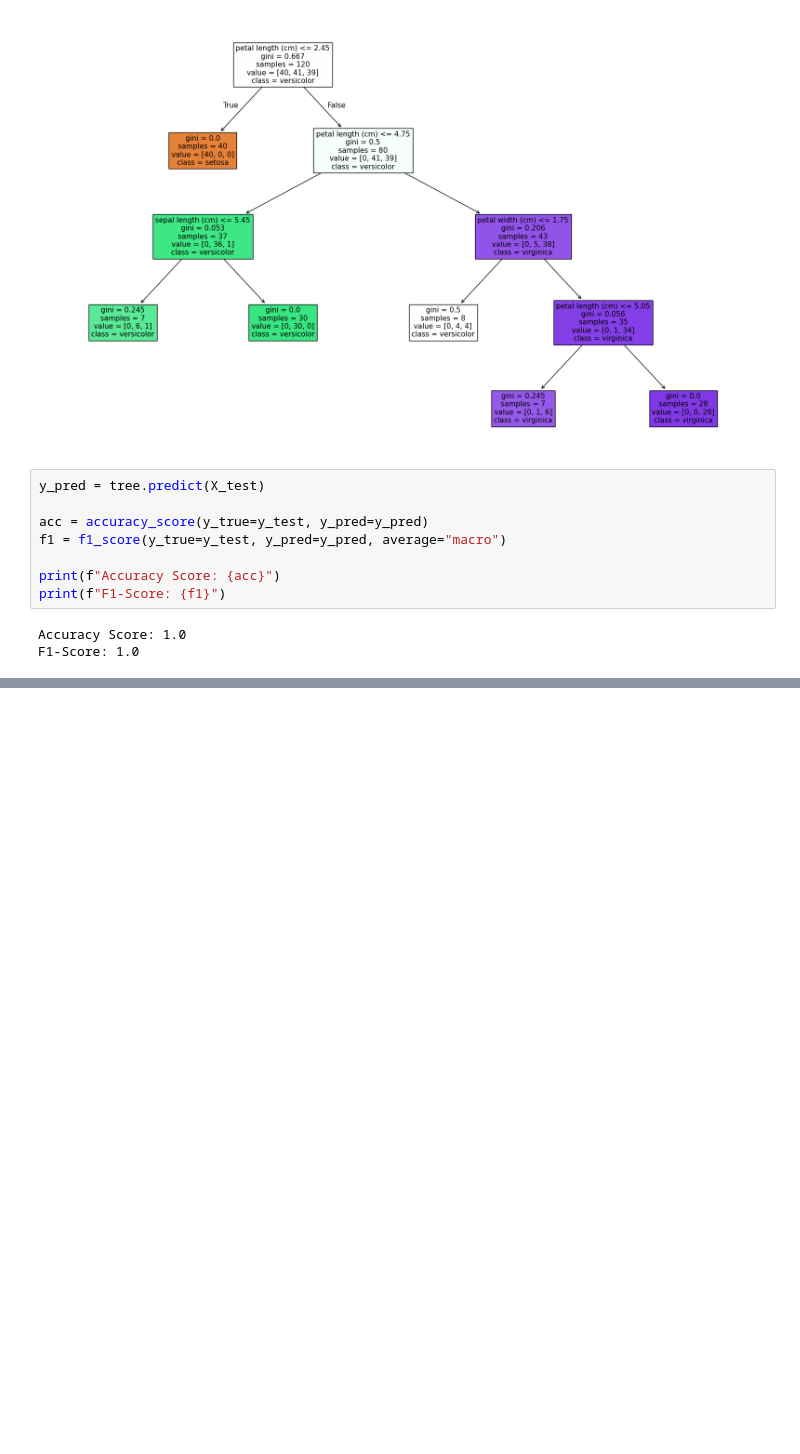
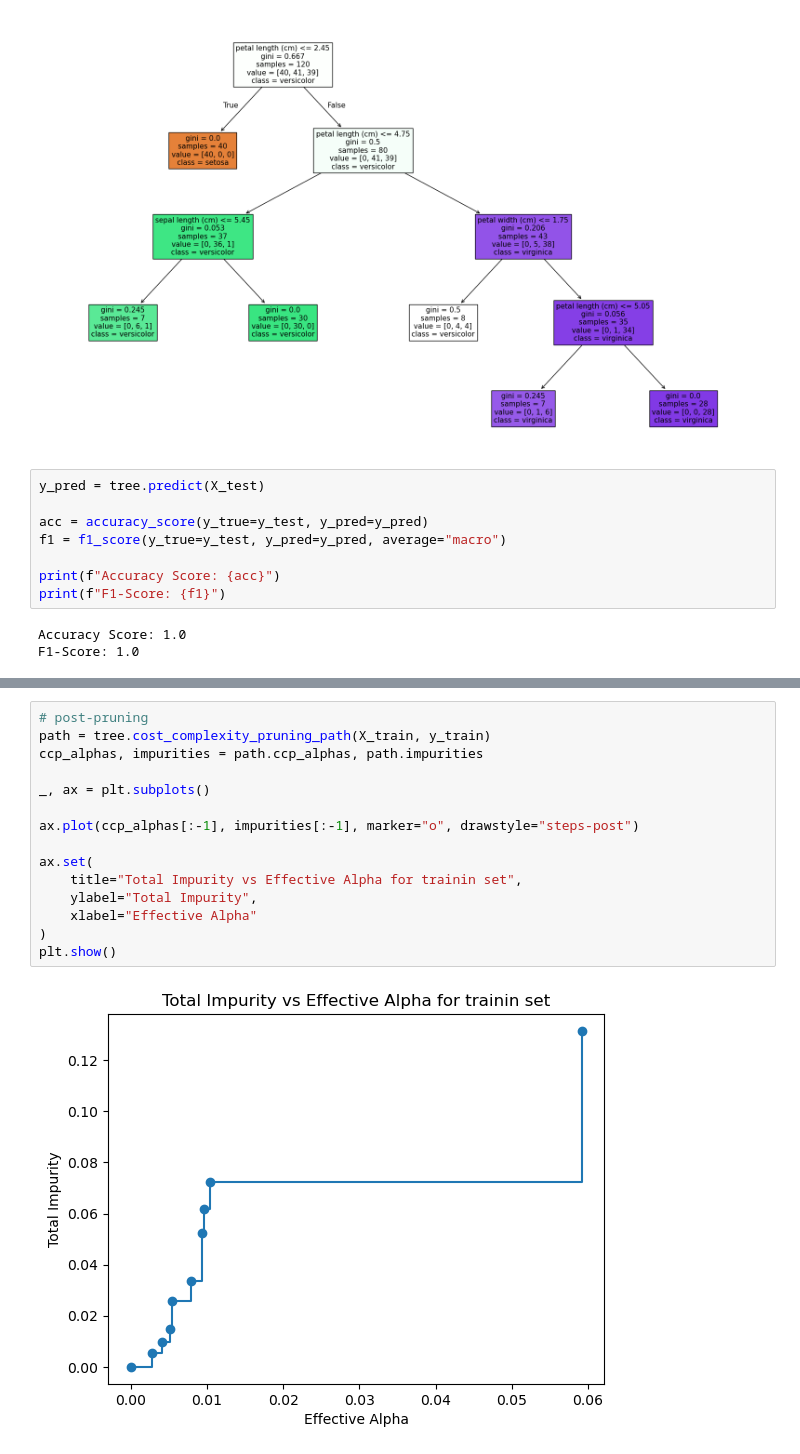
Before and after one commit to Erfan-Taherirani/Personal_ML_Notes, a Jupyter notebook: supervised_learning/classification/Tree_Based_Algorithms/DecisionTree.ipynb, the cells around one changed output, grey strips where cells are left out. Saved outputs shown, nothing was run; the diff lists cells and outputs as text; blank space fills up the shorter version.

```diff
--- a/supervised_learning/classification/Tree_Based_Algorithms/DecisionTree.ipynb
+++ b/supervised_learning/classification/Tree_Based_Algorithms/DecisionTree.ipynb
@@ -179,0 +192,17 @@ load_iris(as_frame=True).
+# %%
+# post-pruning
+path = tree.cost_complexity_pruning_path(X_train, y_train)
+ccp_alphas, impurities = path.ccp_alphas, path.impurities
+
+_, ax = plt.subplots()
+
+ax.plot(ccp_alphas[:-1], impurities[:-1], marker="o", drawstyle="steps-post")
+
+ax.set(
+    title="Total Impurity vs Effective Alpha for trainin set",
+    ylabel="Total Impurity",
+    xlabel="Effective Alpha"
+)
+plt.show()
+# %% [output]
+[figure, added]
```
Also changed, not shown: parts of 15 cells of this notebook, 3 other files.
